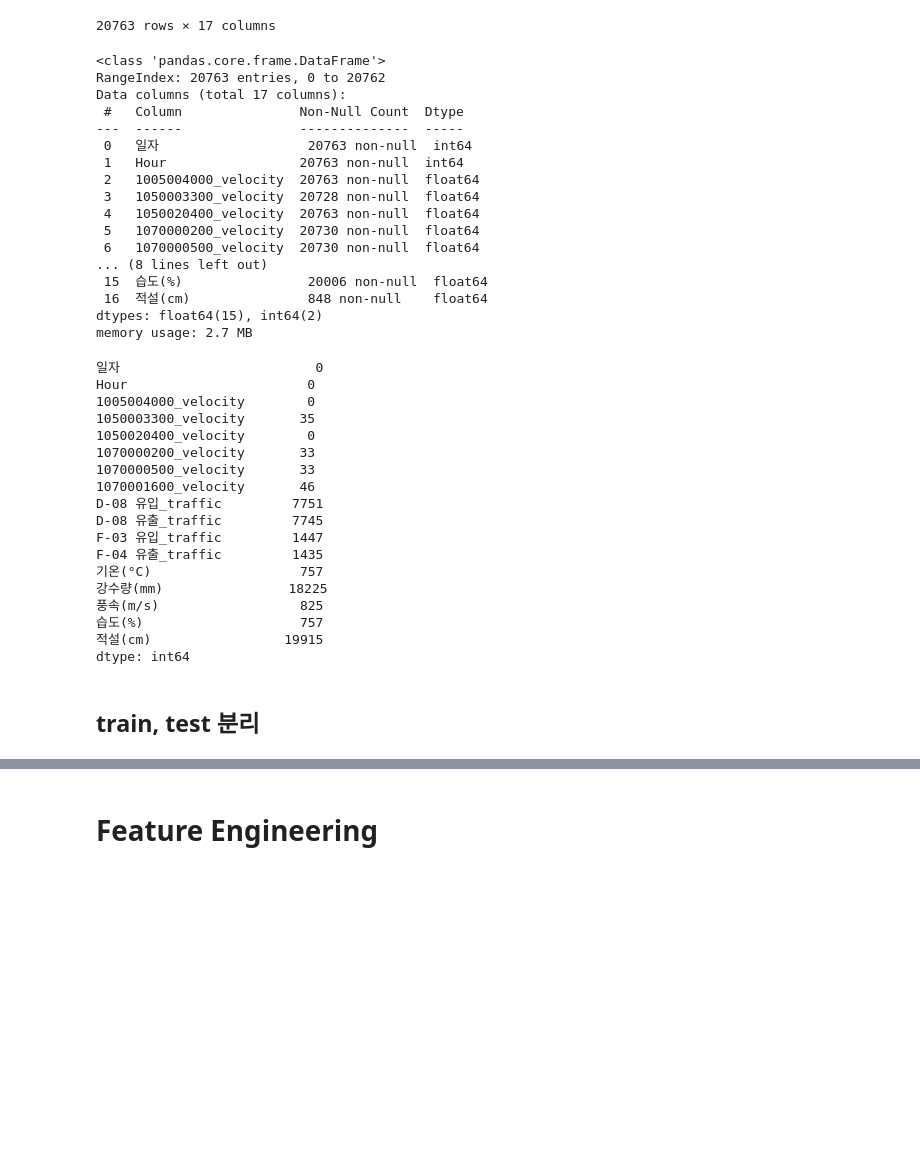
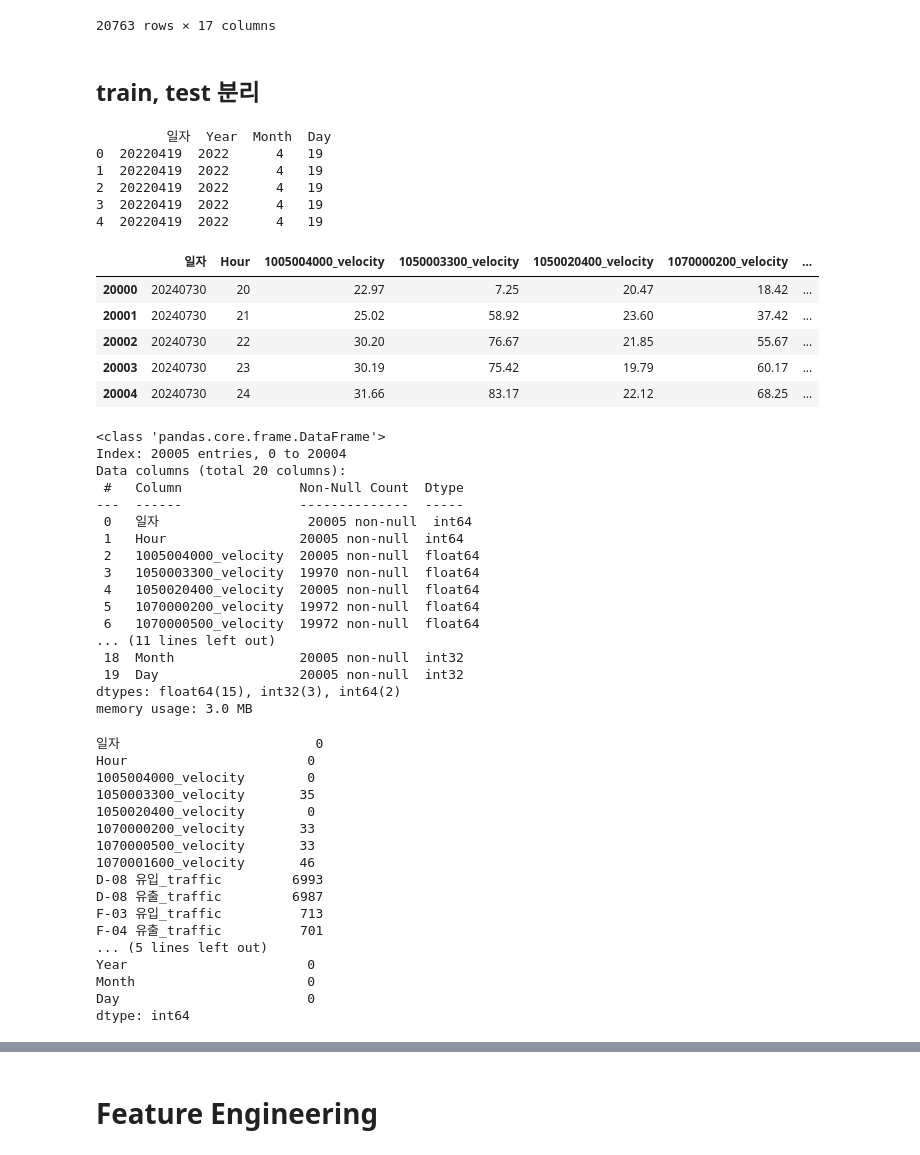
Before and after one commit to ParkSeokwoo/Traffic_Volume_Prediction, a Jupyter notebook: Code/baseline.ipynb, the cells around one changed output, grey strips where cells are left out. Saved outputs shown, nothing was run; the diff lists cells and outputs as text; code cells hidden in the pictures; blank space fills up the shorter version.

```diff
--- a/Code/baseline.ipynb
+++ b/Code/baseline.ipynb
@@ -23,26 +23,51 @@ total
 | 20761 | 20240831 | 23 | 29.66 | 75.92 | 23.95 | 64.50 | ... |
 | 20762 | 20240831 | 24 | 32.22 | 81.75 | 20.83 | 68.83 | ... |
 20763 rows × 17 columns
+# %% [markdown]
+## train, test 분리
+# %%
+total['Year'] = total['일자'].astype(str).str[:4].astype(int)
+total['Month'] = total['일자'].astype(str).str[4:6].astype(int)
+total['Day'] = total['일자'].astype(str).str[6:8].astype(int)
+
+print(total[['일자', 'Year', 'Month', 'Day']].head())
+# %% [output]
+         일자  Year  Month  Day
+0  20220419  2022      4   19
+1  20220419  2022      4   19
+2  20220419  2022      4   19
+3  20220419  2022      4   19
+4  20220419  2022      4   19
+# %%
+total = total[~(((total['Year'] == 2024) & (total['Month'] == 8)) | ((total['Year'] == 2024) & (total['Month'] == 7)  & (total['Day'] == 31)))]
+total.tail()
+# %% [output]
+|  | 일자 | Hour | 1005004000_velocity | 1050003300_velocity | 1050020400_velocity | 1070000200_velocity | ... |
+| 20000 | 20240730 | 20 | 22.97 | 7.25 | 20.47 | 18.42 | ... |
+| 20001 | 20240730 | 21 | 25.02 | 58.92 | 23.60 | 37.42 | ... |
+| 20002 | 20240730 | 22 | 30.20 | 76.67 | 21.85 | 55.67 | ... |
+| 20003 | 20240730 | 23 | 30.19 | 75.42 | 19.79 | 60.17 | ... |
+| 20004 | 20240730 | 24 | 31.66 | 83.17 | 22.12 | 68.25 | ... |
 # %%
 total.info()
 # %% [output]
 <class 'pandas.core.frame.DataFrame'>
-RangeIndex: 20763 entries, 0 to 20762
-Data columns (total 17 columns):
+Index: 20005 entries, 0 to 20004
+Data columns (total 20 columns):
  #   Column               Non-Null Count  Dtype
 ---  ------               --------------  -----
- 0   일자                   20763 non-null  int64
- 1   Hour                 20763 non-null  int64
- 2   1005004000_velocity  20763 non-null  float64
- 3   1050003300_velocity  20728 non-null  float64
- 4   1050020400_velocity  20763 non-null  float64
- 5   1070000200_velocity  20730 non-null  float64
- 6   1070000500_velocity  20730 non-null  float64
-... (8 lines left out)
- 15  습도(%)                20006 non-null  float64
- 16  적설(cm)               848 non-null    float64
-dtypes: float64(15), int64(2)
-memory usage: 2.7 MB
+ 0   일자                   20005 non-null  int64
+ 1   Hour                 20005 non-null  int64
+ 2   1005004000_velocity  20005 non-null  float64
+ 3   1050003300_velocity  19970 non-null  float64
+ 4   1050020400_velocity  20005 non-null  float64
+ 5   1070000200_velocity  19972 non-null  float64
+ 6   1070000500_velocity  19972 non-null  float64
+... (11 lines left out)
+ 18  Month                20005 non-null  int32
+ 19  Day                  20005 non-null  int32
+dtypes: float64(15), int32(3), int64(2)
+memory usage: 3.0 MB
 # %%
 total.isnull().sum()
 # %% [output]
@@ -54,15 +79,12 @@ Hour                       0
 1070000200_velocity       33
 1070000500_velocity       33
 1070001600_velocity       46
-D-08 유입_traffic         7751
-D-08 유출_traffic         7745
-F-03 유입_traffic         1447
-F-04 유출_traffic         1435
-기온(°C)                   757
-강수량(mm)                18225
-풍속(m/s)                  825
-습도(%)                    757
-적설(cm)                 19915
+D-08 유입_traffic         6993
+D-08 유출_traffic         6987
+F-03 유입_traffic          713
+F-04 유출_traffic          701
+... (5 lines left out)
+Year                       0
+Month                      0
+Day                        0
 dtype: int64
-# %% [markdown]
-## train, test 분리
```
Also changed, not shown: parts of 18 cells of this notebook.
